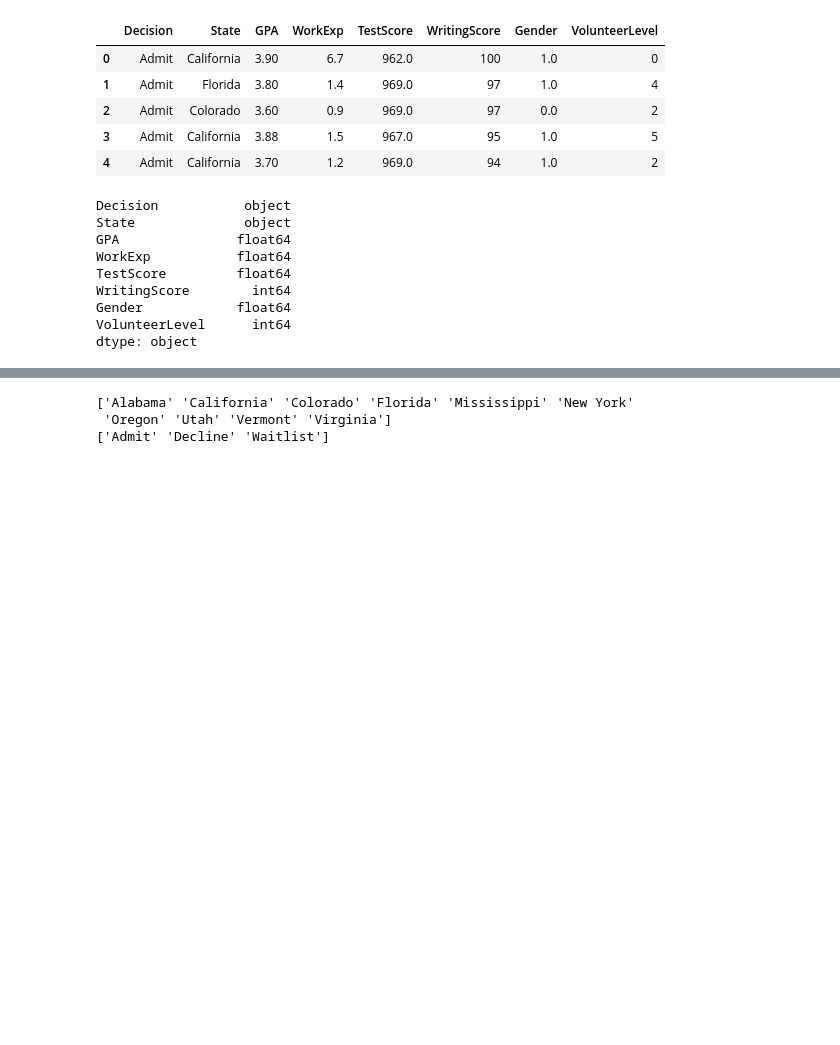
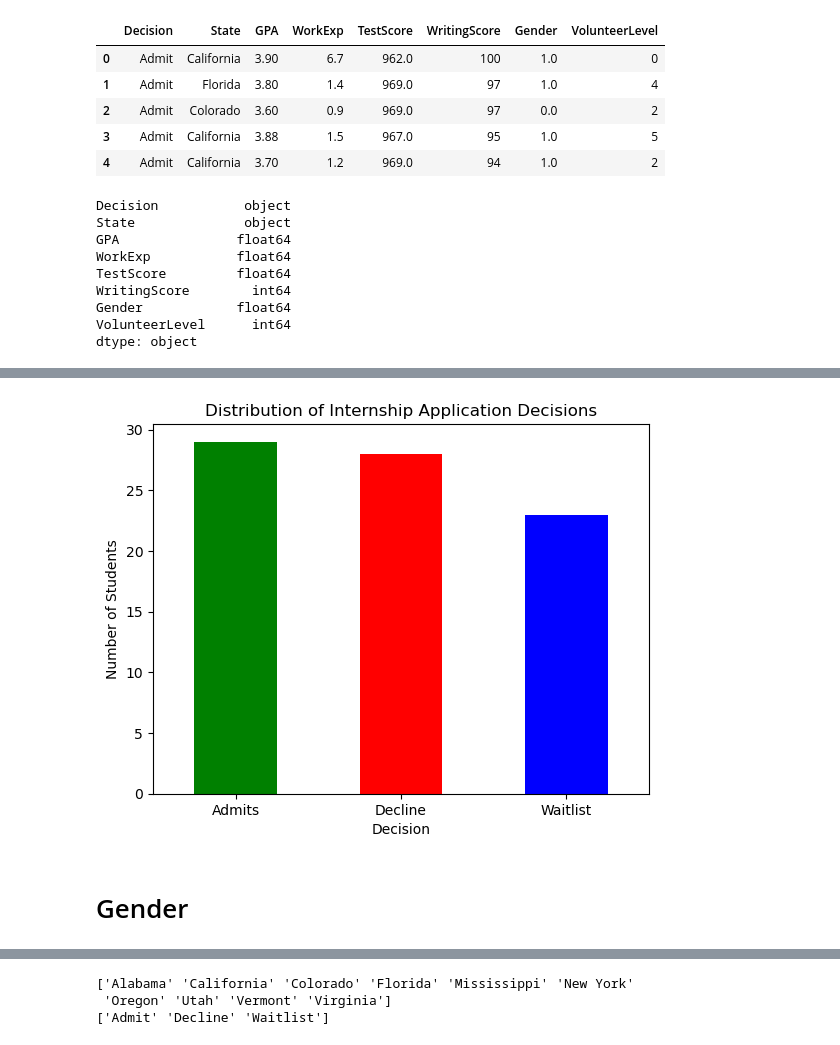
Before and after one commit to ad1589/dsan-5900.github.io, a Jupyter notebook: code/amelia_xgboost/xgboost.ipynb, the cells around one changed output, grey strips where cells are left out. Saved outputs shown, nothing was run; the diff lists cells and outputs as text; code cells hidden in the pictures; blank space fills up the shorter version.

```diff
--- a/code/amelia_xgboost/xgboost.ipynb
+++ b/code/amelia_xgboost/xgboost.ipynb
@@ -40,0 +51,15 @@ dtype: object
+# %%
+decision_counts = df['Decision'].value_counts()
+
+decision_counts.plot(kind='bar', color=['green', 'red', 'blue'])
+plt.title('Distribution of Internship Application Decisions')
+plt.xlabel('Decision')
+plt.ylabel('Number of Students')
+plt.xticks(range(len(decision_counts.index)), decision_counts.index, rotation=0)
+plt.xticks([0, 1, 2], ['Admits', 'Decline', 'Waitlist'])
+
+plt.show()
+# %% [output]
+[figure, added]
+# %% [markdown]
+# Gender
```
Also changed, not shown: parts of 25 cells of this notebook, 4 other files.
